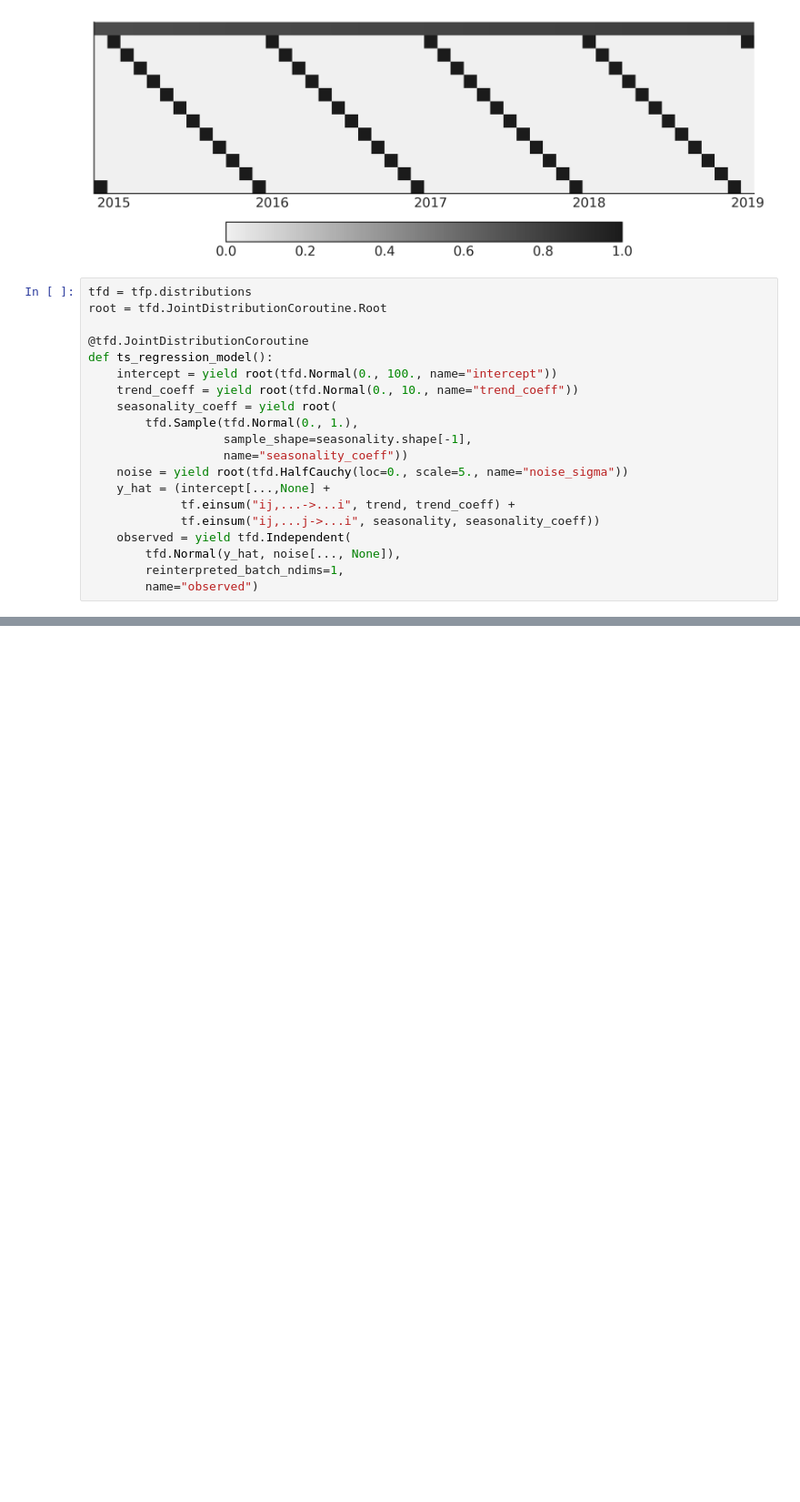
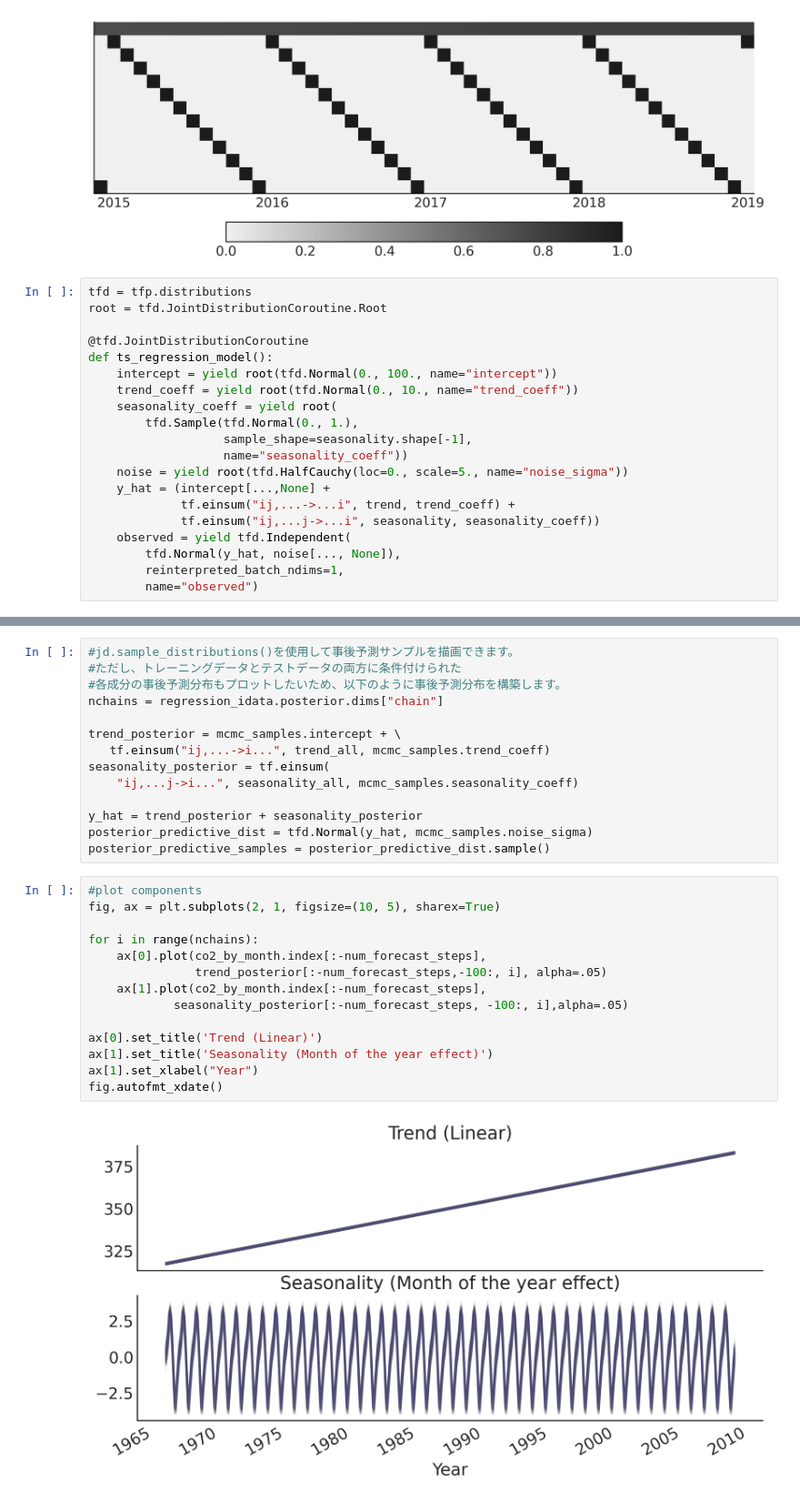
Before and after one commit to styuk/Time-Seriese, a Jupyter notebook: python/tfp.ipynb, the cells around one changed output, grey strips where cells are left out. Shown at 91% size. Drawn from its saved outputs; the diff is of its cells as text; blank space fills up the shorter version.

```diff
--- a/python/tfp.ipynb
+++ b/python/tfp.ipynb
@@ -90,0 +109,30 @@ fig.autofmt_xdate()
+# %%
+#jd.sample_distributions()を使用して事後予測サンプルを描画できます。
+#ただし、トレーニングデータとテストデータの両方に条件付けられた
+#各成分の事後予測分布もプロットしたいため、以下のように事後予測分布を構築します。
+nchains = regression_idata.posterior.dims["chain"]
+
+trend_posterior = mcmc_samples.intercept + \
+   tf.einsum("ij,...->i...", trend_all, mcmc_samples.trend_coeff)
+seasonality_posterior = tf.einsum(
+    "ij,...j->i...", seasonality_all, mcmc_samples.seasonality_coeff)
+
+y_hat = trend_posterior + seasonality_posterior
+posterior_predictive_dist = tfd.Normal(y_hat, mcmc_samples.noise_sigma)
+posterior_predictive_samples = posterior_predictive_dist.sample()
+# %%
+#plot components
+fig, ax = plt.subplots(2, 1, figsize=(10, 5), sharex=True)
+
+for i in range(nchains):
+    ax[0].plot(co2_by_month.index[:-num_forecast_steps],
+               trend_posterior[:-num_forecast_steps,-100:, i], alpha=.05)
+    ax[1].plot(co2_by_month.index[:-num_forecast_steps],
+            seasonality_posterior[:-num_forecast_steps, -100:, i],alpha=.05)
+
+ax[0].set_title('Trend (Linear)')
+ax[1].set_title('Seasonality (Month of the year effect)')
+ax[1].set_xlabel("Year")
+fig.autofmt_xdate()
+# %% [output]
+[figure, added]
```
Also changed, not shown: parts of 3 cells of this notebook.
